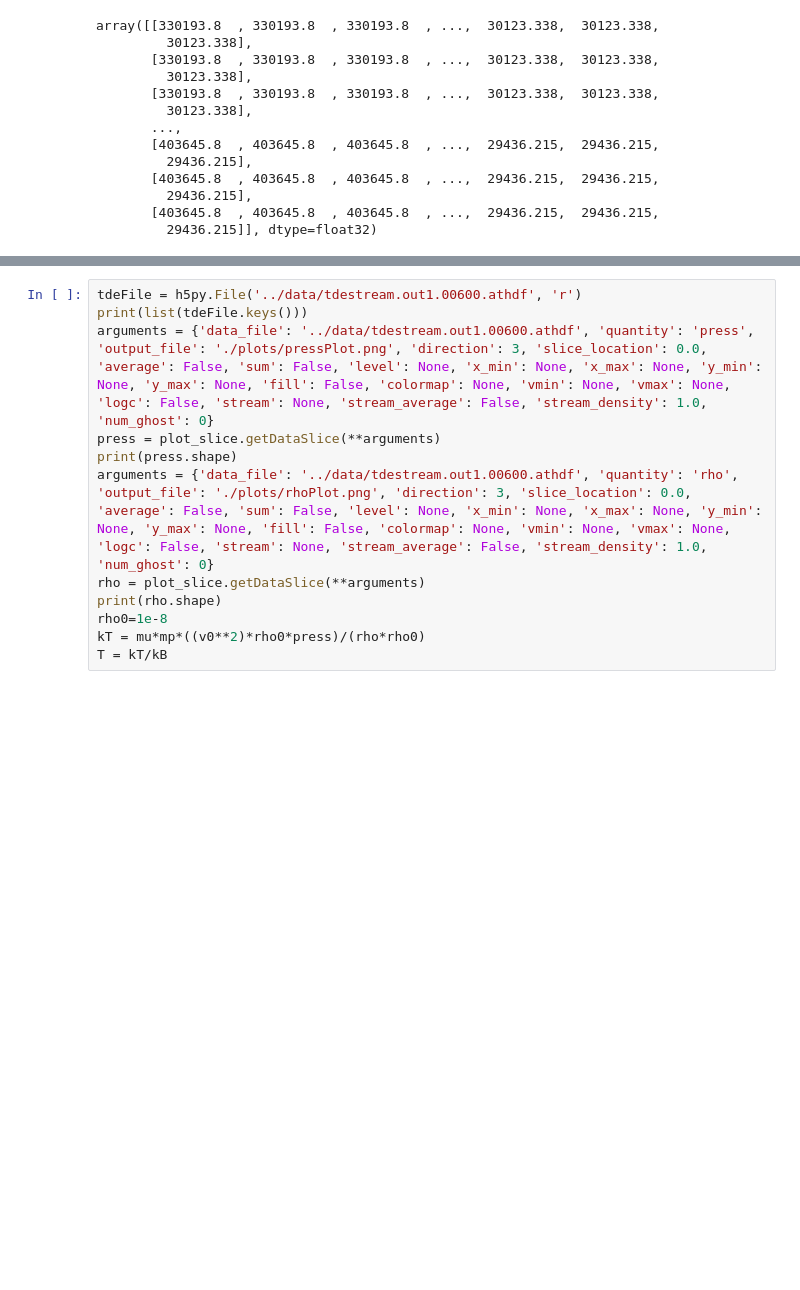
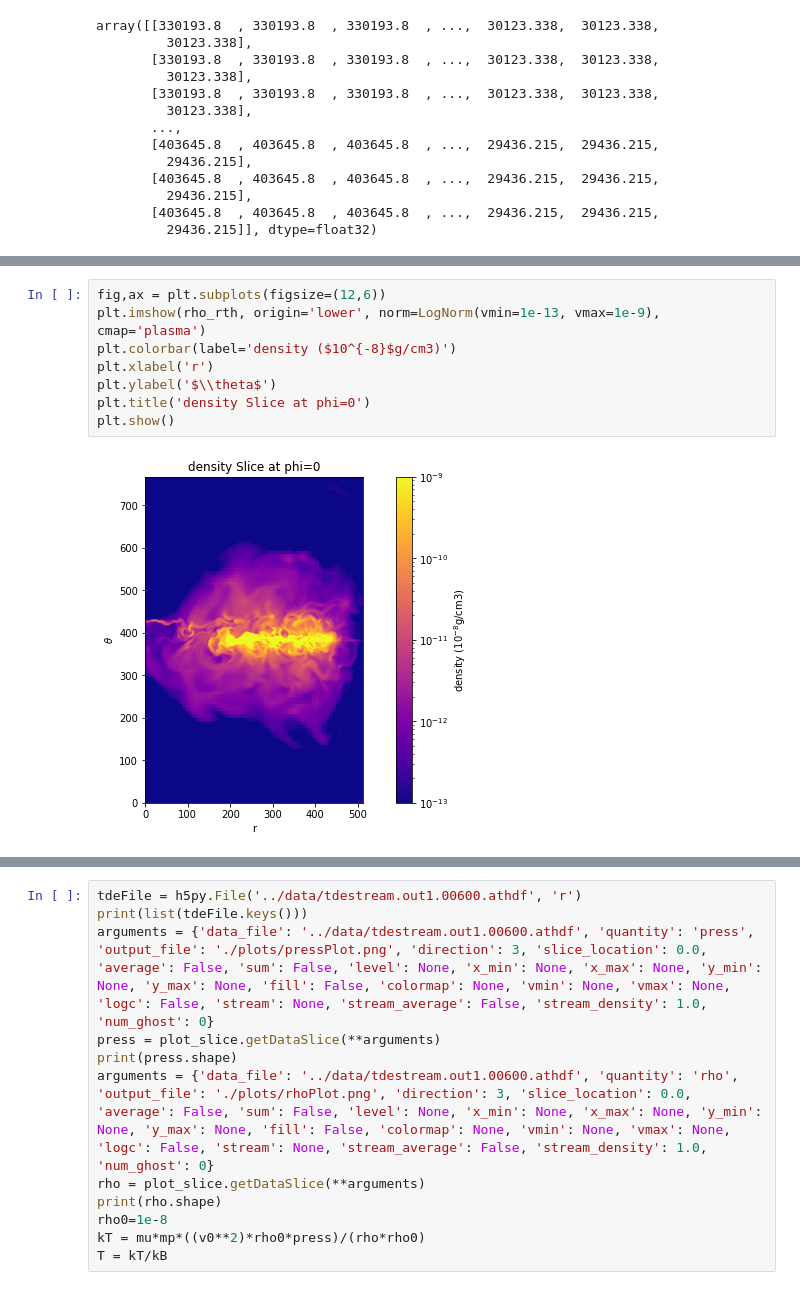
Before and after one commit to thomas-03/blacklight, a Jupyter notebook: scripts/examineRMHDOutput.ipynb, the cells around one changed output, grey strips where cells are left out. Saved outputs shown, nothing was run; the diff lists cells and outputs as text; blank space fills up the shorter version.

```diff
--- a/scripts/examineRMHDOutput.ipynb
+++ b/scripts/examineRMHDOutput.ipynb
@@ -220,0 +313,10 @@ plt.show()
+# %%
+fig,ax = plt.subplots(figsize=(12,6))
+plt.imshow(rho_rth, origin='lower', norm=LogNorm(vmin=1e-13, vmax=1e-9), cmap='plasma')
+plt.colorbar(label='density ($10^{-8}$g/cm3)')
+plt.xlabel('r')
+plt.ylabel('$\\theta$')
+plt.title('density Slice at phi=0')
+plt.show()
+# %% [output]
+[figure, added]
```
Also changed, not shown: parts of 25 cells of this notebook, 18 other files.
